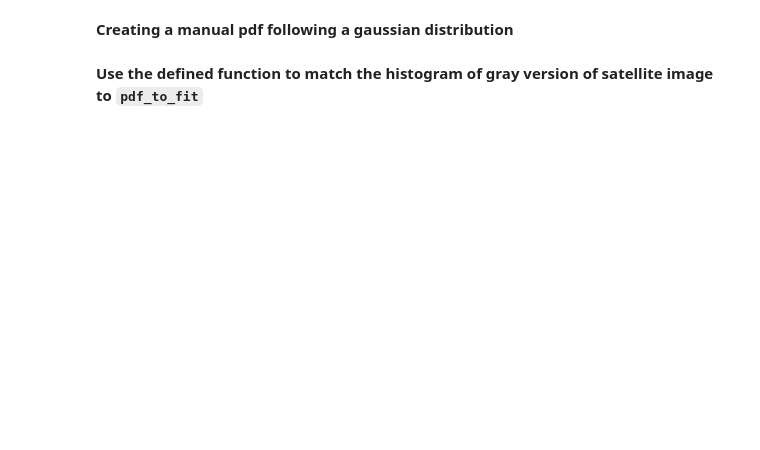
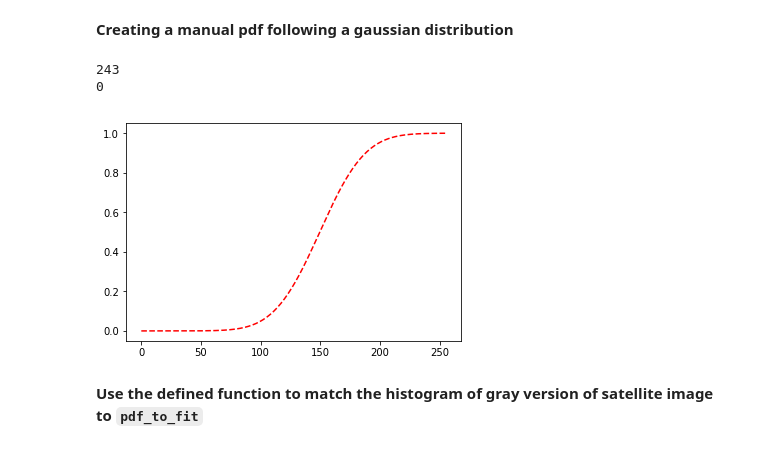
Before and after one commit to WayoOchoa/B31XB-IIP-TP-1718, a Jupyter notebook: 2-image-enhancement/2-enhancement-supplementary.ipynb, the cells around one changed output. Cells and saved outputs as stored; diff of their text form; code cells hidden in the pictures; blank space fills up the shorter version.

```diff
--- a/2-image-enhancement/2-enhancement-supplementary.ipynb
+++ b/2-image-enhancement/2-enhancement-supplementary.ipynb
@@ -113,7 +213,18 @@ def hist_match(img, pdf_to_fit, min_int, max_int):
 # %%
 from scipy.stats import norm
 
-x = np.arange(max_img+1)
+max_img = satellite_ubyte.max()
+min_img = satellite_ubyte.min()
+x = np.arange(256)
 pdf_to_fit = norm.pdf(x, 150, 30)
+cdf = np.cumsum(pdf_to_fit)
+plt.plot(x,cdf,'r--')
+
+print(max_img)
+print(min_img)
+# %% [output]
+243
+0
+[figure, added]
 # %% [markdown]
 **Use the defined function to match the histogram of gray version of satellite image to `pdf_to_fit`**
```
Also changed, not shown: parts of 10 cells of this notebook.
